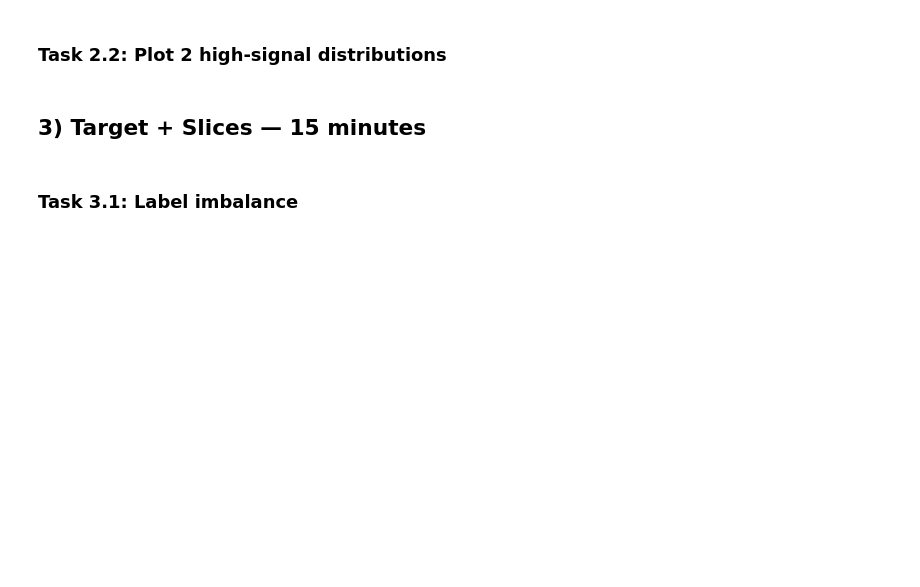
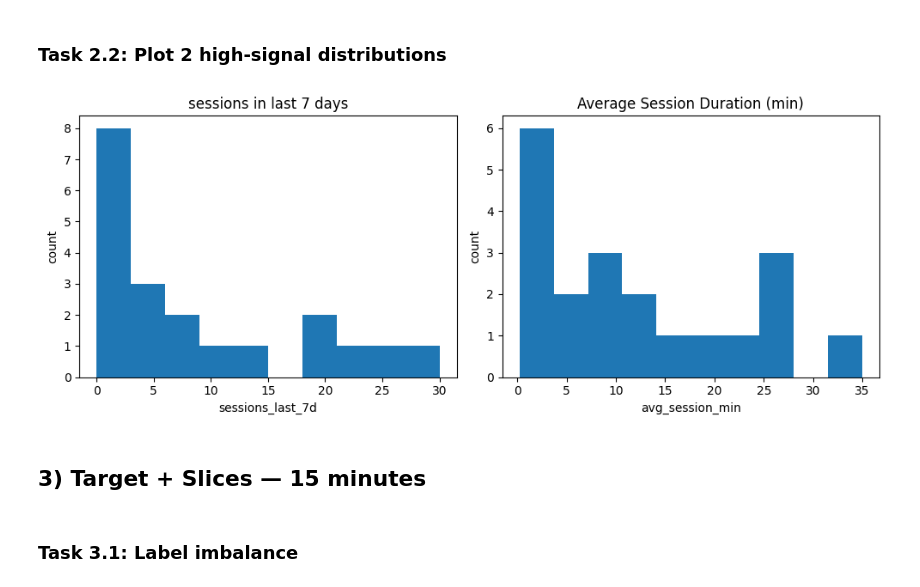
Before and after one commit to super30admin/EDA, a Jupyter notebook: eda_student_lab.ipynb, the cells around one changed output. Saved outputs shown, nothing was run; the diff lists cells and outputs as text; code cells hidden in the pictures; blank space fills up the shorter version.

```diff
--- a/eda_student_lab.ipynb
+++ b/eda_student_lab.ipynb
@@ -53,12 +62,16 @@ df.head()
 # %% [markdown]
 ### Task 1.1: Data grain + schema
 # %%
-# TODO: write 1-2 sentences: what is the grain of this dataset?
+# TODO: write 1-2 sentences: what is the grain of this dataset? the dataset is one per row user, containing static profile attributes and recent activity aggregates, with a binary target churned indicating whether the user churned.
 
 # TODO: inspect dtypes; convert to appropriate types if needed
 df.dtypes
 
 # HINT: churned should be int/bool; categorical columns should remain object/category
+for c in ['churned', 'last_payment_failed', 'refund_after_churn_flag']:
+  df[c] = df[c].astype(bool)
+for c in ['country', 'plan']:
+  df[c] = df[c].astype('category')
 # %% [markdown]
 ### Task 1.2: Missingness + duplicates
 # %%
@@ -90,13 +120,24 @@ summary
 # %%
 # TODO: pick 2 columns and create 2 plots that reveal something non-trivial
 # Example: sessions_last_7d (skew), avg_session_min (heavy tail), tenure_days (range)
 plt.figure(figsize=(10,4))
 plt.subplot(1,2,1)
 # TODO
+plt.hist(df['sessions_last_7d'],bins=10)
+plt.title('sessions in last 7 days')
+plt.xlabel('sessions_last_7d')
+plt.ylabel('count')
+
 plt.subplot(1,2,2)
 # TODO
+plt.hist(df['avg_session_min'].dropna(), bins=10)
+plt.title('Average Session Duration (min)')
+plt.xlabel('avg_session_min')
+plt.ylabel('count')
 plt.tight_layout()
 plt.show()
+# %% [output]
+[figure, added]
 # %% [markdown]
 ## 3) Target + Slices — 15 minutes
 # %% [markdown]
```
Also changed, not shown: parts of 9 cells of this notebook, 1 other file.
